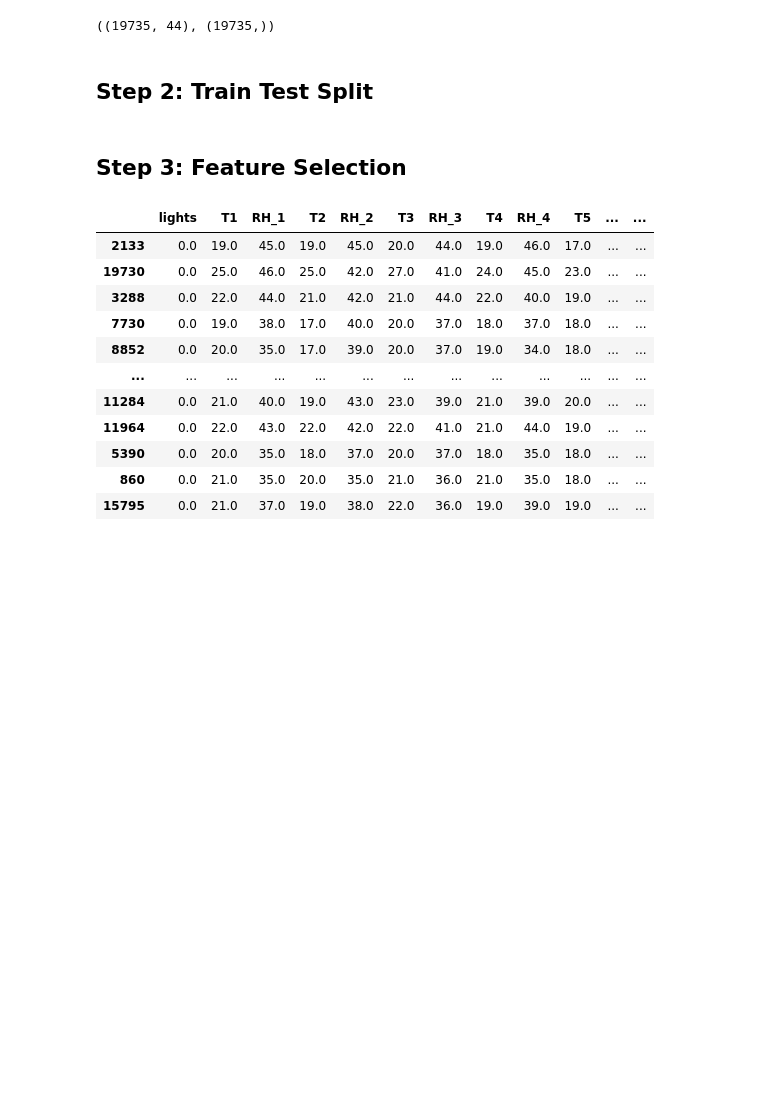
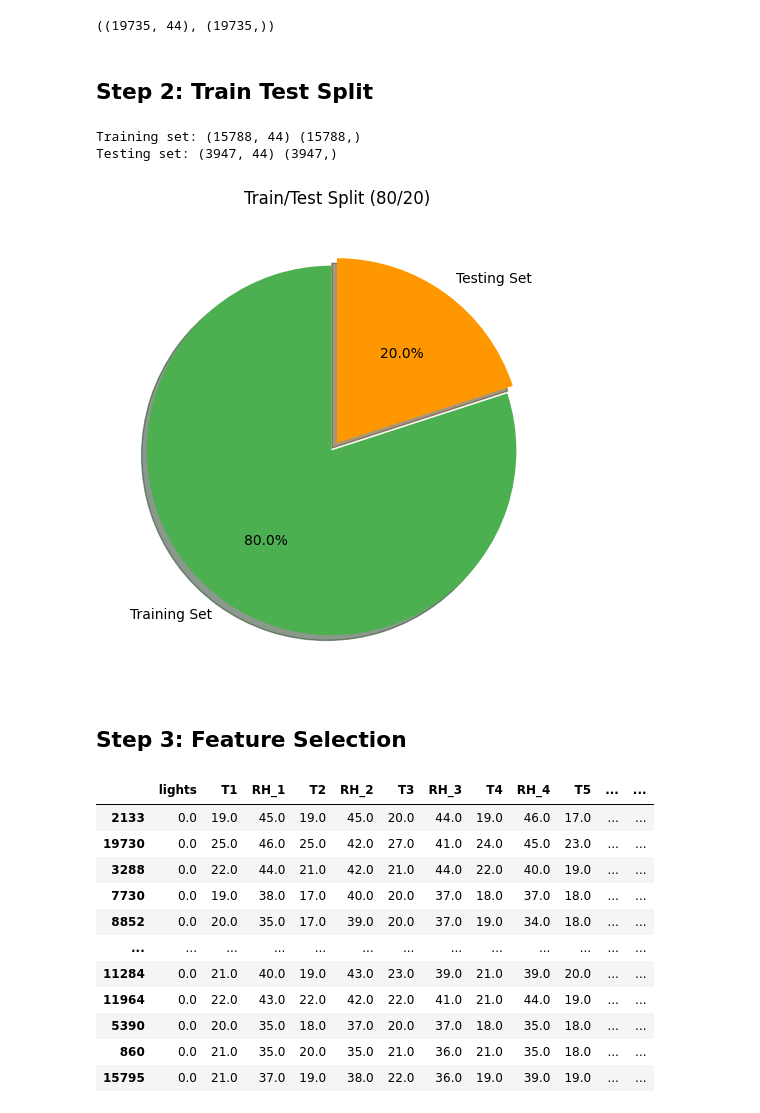
Before and after one commit to Abdoul1996/appliance-power-ml, a Jupyter notebook: notebooks/03_model_training.ipynb, the cells around one changed output. Drawn from its saved outputs; the diff is of its cells as text; code cells hidden in the pictures; blank space fills up the shorter version.

```diff
--- a/notebooks/03_model_training.ipynb
+++ b/notebooks/03_model_training.ipynb
@@ -29,6 +29,46 @@ X.shape, y.shape
 ## Step 2: Train Test Split
 # %%
 X_train, X_test, y_train, y_test = train_test_split(X, y, test_size=0.2, random_state=42)
+# %%
+from sklearn.model_selection import train_test_split
+
+# Assuming X = your features and y = target variable
+# For example:
+# X = df.drop("Appliances", axis=1)
+# y = df["Appliances"]
+
+# Split into 80% train and 20% test sets
+X_train, X_test, y_train, y_test = train_test_split(
+    X, y, test_size=0.2, random_state=42
+)
+
+# Optional: print the shape of each split
+print("Training set:", X_train.shape, y_train.shape)
+print("Testing set:", X_test.shape, y_test.shape)
+# %% [output]
+Training set: (15788, 44) (15788,)
+Testing set: (3947, 44) (3947,)
+# %%
+import matplotlib.pyplot as plt
+
+# Define the sizes
+train_size = 15788
+test_size = 3947
+
+# Labels and data
+labels = ['Training Set', 'Testing Set']
+sizes = [train_size, test_size]
+colors = ['#4CAF50', '#FF9800']  # green for train, orange for test
+explode = (0.05, 0)  # explode the training set slice slightly
+
+# Create pie chart
+plt.figure(figsize=(6, 6))
+plt.pie(sizes, labels=labels, colors=colors, autopct='%1.1f%%',
+        startangle=90, explode=explode, shadow=True)
+plt.title('Train/Test Split (80/20)')
+plt.show()
+# %% [output]
+[figure, added]
 # %% [markdown]
 ## Step 3: Feature Selection
 # %%
```
Also changed, not shown: parts of 1 cell of this notebook, 2 other files.
